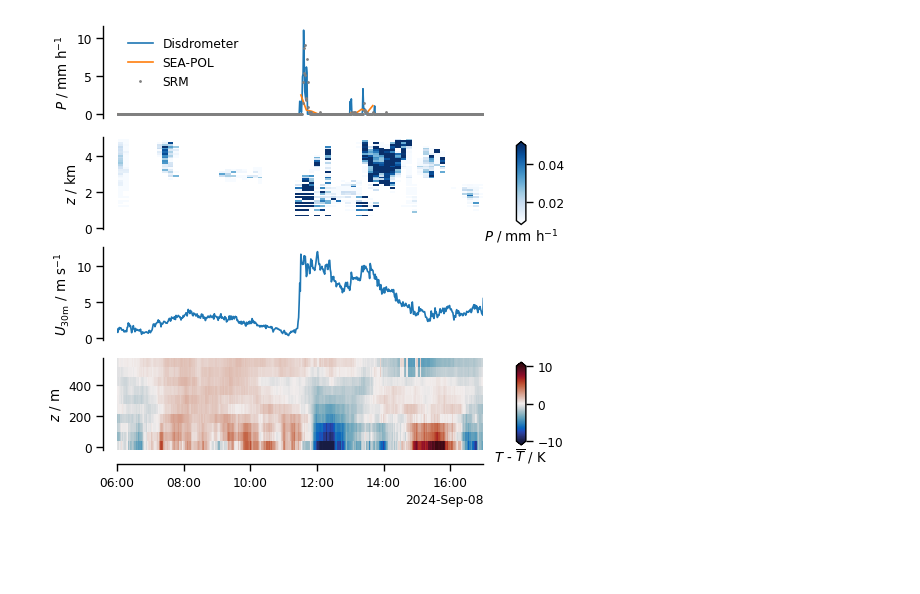
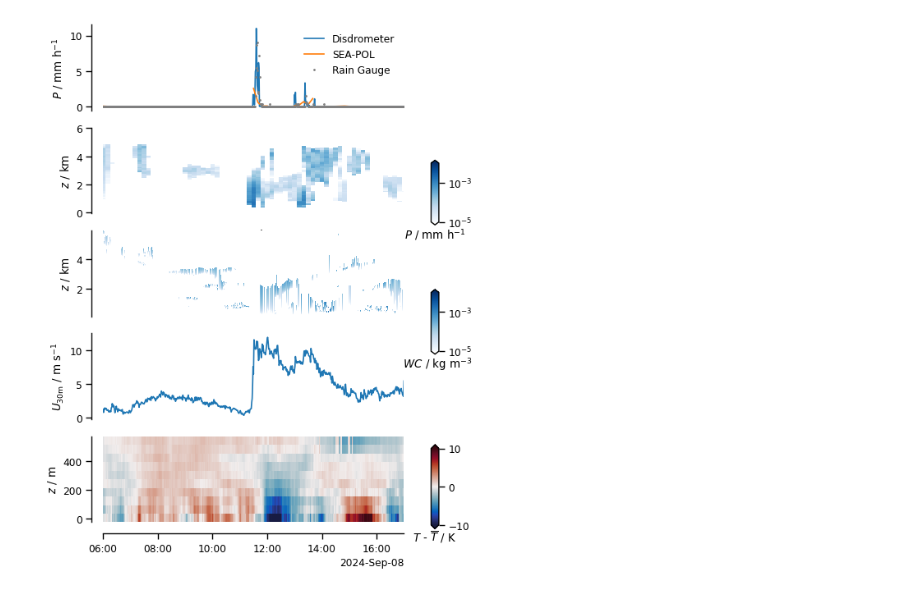
Before and after one commit to hansmsc90/bowtie_data_paper, a Jupyter notebook: scripts/wind_gust_precip.ipynb, the cells around one changed output. Saved outputs shown, nothing was run; the diff lists cells and outputs as text; code cells hidden in the pictures; blank space fills up the shorter version.

Commit message:
updating to sea-pol 4b, adding lwc from cloudnet

```diff
--- a/scripts/wind_gust_precip.ipynb
+++ b/scripts/wind_gust_precip.ipynb
@@ -17,3 +18,7 @@ dset_termo = xr.open_dataset(f"{root}/thermosalinograph/met_203_1_tsal.zarr",eng
 dset_lidart = xr.open_dataset(f"{root}/LICHT-LIDAR_t.zarr",engine="zarr")
 dset_lidart_sel = dset_lidart.sel(time= slice('2024-09-08 06 ','2024-09-08 17:00:00'),alt=slice(0,600))
 dset_raingauge = xr.open_dataset("ipfs://bafybeigxrptjacw3gwyowbw4d5n3aixp52qlgfhlj2cxdnhofcoxmkgmdi", engine="zarr")
+# %%
+#cloudnet
+cloudnet = xr.open_dataset("ipns://latest.orcestra-campaign.org/products/METEOR/cloudnet.zarr", engine="zarr")
+cloudnet
@@ -20,24 +43,26 @@ dset_raingauge = xr.open_dataset("ipfs://bafybeigxrptjacw3gwyowbw4d5n3aixp52qlgf
 # %%
-sea_pool_file = '/Users/hans/Documents/bow_tie/SEA-POOL/SEA-POL_gridded_rainrate_spatial_means_masked.nc'
+#sea_pool_file = '/Users/hans/Documents/bow_tie/SEA-POOL/SEA-POL_gridded_rainrate_spatial_means_masked.nc'
+sea_pool_file = '../processed_data/SEA-POL_4b_rainrate_2D_spatial_means_masked_reg10.nc'
 dset_pool = xr.open_dataset(sea_pool_file,chunks='auto' )
 # %%
-sea_pool_qv_file = '/Users/hans/Documents/bow_tie/SEA-POOL/qvp_1D.nc'
+#sea_pool_qv_file = '/Users/hans/Documents/bow_tie/SEA-POOL/qvp_1D.nc'
+sea_pool_qv_file = '/huracan/tank4/cornell/ORCESTRA/sea-pol/qc_data/level4b/PICCOLO_level4b_qvp_1D.nc'
 dset_pool_qv = xr.open_dataset(sea_pool_qv_file,chunks='auto' )
 # %%
 sns.set_context("paper")
-fig = plt.figure(figsize=(12/2.54,14/2.54),facecolor='white')
-ax1=fig.add_axes([0.97,0.52,0.02,0.15])
+fig = plt.figure(figsize=(12/2.54,20/2.54),facecolor='white')
+ax1=fig.add_axes([0.97,0.57,0.02,0.10])
+ax1a=fig.add_axes([0.97,0.37,0.02,0.10])
+ax2=fig.add_axes([0.97,0.10,0.02,0.13])
 
-ax2=fig.add_axes([0.97,0.12,0.02,0.15])
-
-ax= fig.add_subplot(411)
+ax= fig.add_subplot(511)
 dset_disdro.rain_rate_qc.sel(
     time=slice('2024-09-08 06:00','2024-09-08 17:00')).plot(label='Disdrometer')
 dset_pool.rain1_int.sel(
     time=slice('2024-09-08 06:00','2024-09-08 17:00')).plot(label='SEA-POL')
 dset_raingauge.RR_SRM.sel(
     time=slice('2024-09-08 06:00','2024-09-08 17:00')).plot(
-    marker='o',linestyle='',markersize=1,color='gray',label='SRM')
+    marker='o',linestyle='',markersize=1,color='gray',label='Rain Gauge')
 ax.set_title(None)
 ax.set_xlabel(None)
 ax.set_xlim([dset_lidart_sel.time[0],dset_lidart_sel.time[-1]])
@@ -48,10 +73,12 @@ sns.despine(offset=10,ax=ax)
 ax.spines['bottom'].set_visible(False)
 plt.legend(frameon=False)
 
-ax= fig.add_subplot(412)
-plot_seapool = dset_pool_qv.assign_coords({'Z':dset_pool_qv.Z.values/1000}).rainrate_int.sel(
-    time=slice('2024-09-08 06:00','2024-09-08 17:00'),Z=slice(0,5)).plot(
-    x='time',vmin=0.01,vmax=0.05,cmap='Blues',add_colorbar=False)
+ax= fig.add_subplot(512)
+rain_cmap=plt.get_cmap('Blues').copy()
+rain_cmap.set_under(color='white') #set values below vmin to white
+plot_seapool = dset_pool_qv.assign_coords({'Z':dset_pool_qv.Z.values/1000}).RAINRATE.sel(
+    time=slice('2024-09-08 06:00','2024-09-08 17:00'),Z=slice(0,6)).plot(
+    x='time',cmap=rain_cmap, norm=colors.LogNorm(vmin=0.001,vmax=10),shading='auto',add_colorbar=False)
 ax.set_xlim([dset_lidart_sel.time[0],dset_lidart_sel.time[-1]])
 sns.despine(offset=10,ax=ax)
 ax.set_xticks([])
@@ -59,7 +86,20 @@ ax.set_xticklabels({})
 ax.spines['bottom'].set_visible(False)
 ax.set_ylabel(r'$z$ / km')
 
-ax= fig.add_subplot(413)
+ax= fig.add_subplot(513)
+rain_cmap=plt.get_cmap('Blues').copy()
+rain_cmap.set_under(color='white') #set values below vmin to white
+plot_seapool = cloudnet.assign_coords({'height':cloudnet.height.values/1000}).lwc.sel(
+    time=slice('2024-09-08 06:00','2024-09-08 17:00'),height=slice(0,6)).plot(
+    x='time',cmap=rain_cmap, norm=colors.LogNorm(vmin=0.00001,vmax=0.01),shading='auto',add_colorbar=False)
+ax.set_xlim([dset_lidart_sel.time[0],dset_lidart_sel.time[-1]])
+sns.despine(offset=10,ax=ax)
+ax.set_xticks([])
+ax.set_xticklabels({})
+ax.spines['bottom'].set_visible(False)
+ax.set_ylabel(r'$z$ / km')
+
+ax= fig.add_subplot(514)
 dset_meteo.wspd.sel(time=slice('2024-09-08 06','2024-09-08 17:00')).plot()
 ax.set_xlabel(None)
 ax.set_xlim([dset_lidart_sel.time[0],dset_lidart_sel.time[-1]])
@@ -69,33 +109,39 @@ ax.set_ylabel(r'$U_\mathrm{30m}$ / m s$^{-1}$')
 sns.despine(offset=10,ax=ax)
 ax.spines['bottom'].set_visible(False)
 
-ax= fig.add_subplot(414)
+ax= fig.add_subplot(515)
 plot_cb = (dset_lidart_sel.ta -dset_lidart_sel.ta.mean('time')).plot(
     y='alt',
     cmap=cmocean.cm.balance,
     vmin=-10,vmax=10,
     add_colorbar=False)
 ax.set_xlim([dset_lidart_sel.time[0],dset_lidart_sel.time[-1]])
 sns.despine(offset=10,ax=ax)
 plt.subplots_adjust(hspace=0.2)
 ax.xaxis.set_major_locator(HourLocator(byhour=range(0,24,2)))
 ax.set_ylabel(r'$z$ / m')
 ax.set_xlabel(None)
 
 b1 = plt.colorbar(plot_seapool,
                   extend='both',
                   orientation='vertical',
                   cax=ax1,shrink=0.8,pad=0.09)
 b1.ax.set_xlabel(r"$P$ / mm h$^{-1}$");
 
+b1a = plt.colorbar(plot_seapool,
+                  extend='both',
+                  orientation='vertical',
+                  cax=ax1a,shrink=0.8,pad=0.09)
+b1a.ax.set_xlabel(r"$LWC$ / kg m$^{-3}$");
+
 b2 = plt.colorbar(plot_cb,
                   extend='both',
                   orientation='vertical',
                   cax=ax2,shrink=0.8,pad=0.09)
 b2.ax.set_xlabel(r"$T$ - $\overline{T}$ / K");
 b2.ax.set_yticks([-10,0,10])
 
 plt.savefig('../figures/precip_wind_temp_wind_gust.pdf',
             format='pdf',bbox_inches='tight',orientation={'landscape'})
 # %% [output]
-[figure, old version]
+[figure, new version]
```
Also changed, not shown: parts of 2 cells of this notebook, 4 other files.
